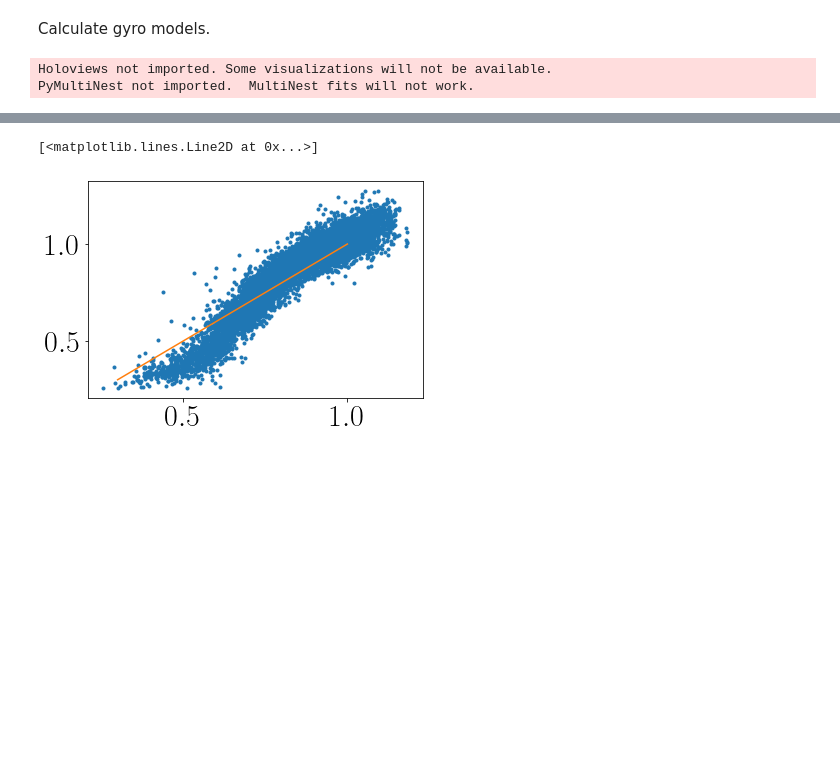
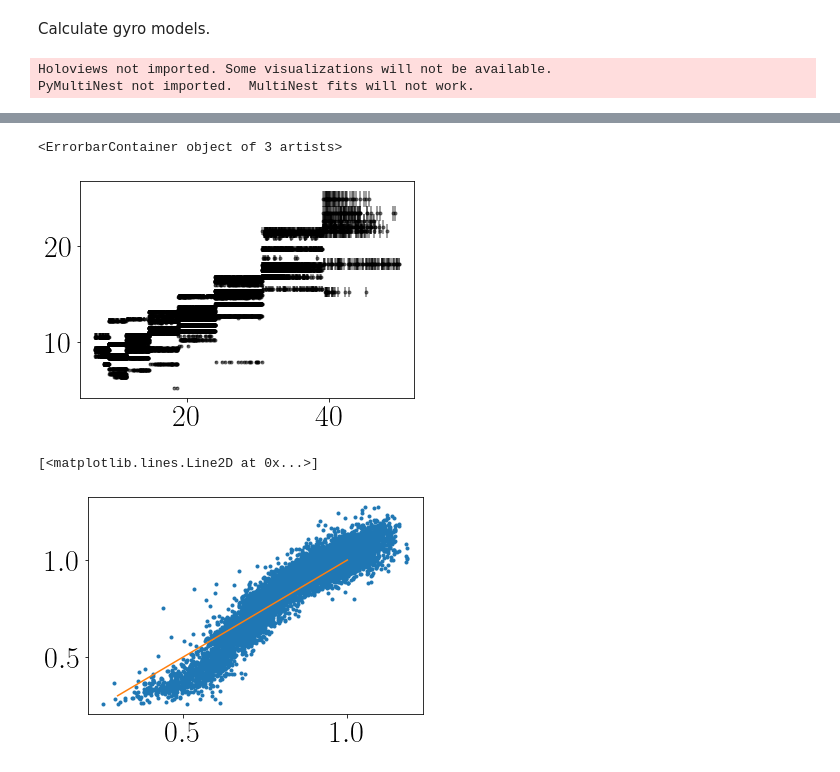
Before and after one commit to RuthAngus/kinematics-and-rotation, a Jupyter notebook: figure_codez/Main_figure_2.ipynb, the cells around one changed output, grey strips where cells are left out. Saved outputs shown, nothing was run; the diff lists cells and outputs as text; code cells hidden in the pictures; blank space fills up the shorter version.

```diff
--- a/figure_codez/Main_figure_2.ipynb
+++ b/figure_codez/Main_figure_2.ipynb
@@ -267,0 +286,7 @@ plt.subplots_adjust(hspace=.22)
+# %%
+plt.errorbar(sdf.Prot, sdf.sigma_vb, yerr=sdf.sigma_vb_err, fmt="k.", zorder=0, alpha=.5)
+# plt.scatter(sdf.Prot, sdf.sigma_vb, c=sdf.Teff, zorder=1)
+# plt.colorbar()
+# %% [output]
+<ErrorbarContainer object of 3 artists>
+[figure, added]
```
Also changed, not shown: parts of 10 cells of this notebook, 5 other files.
